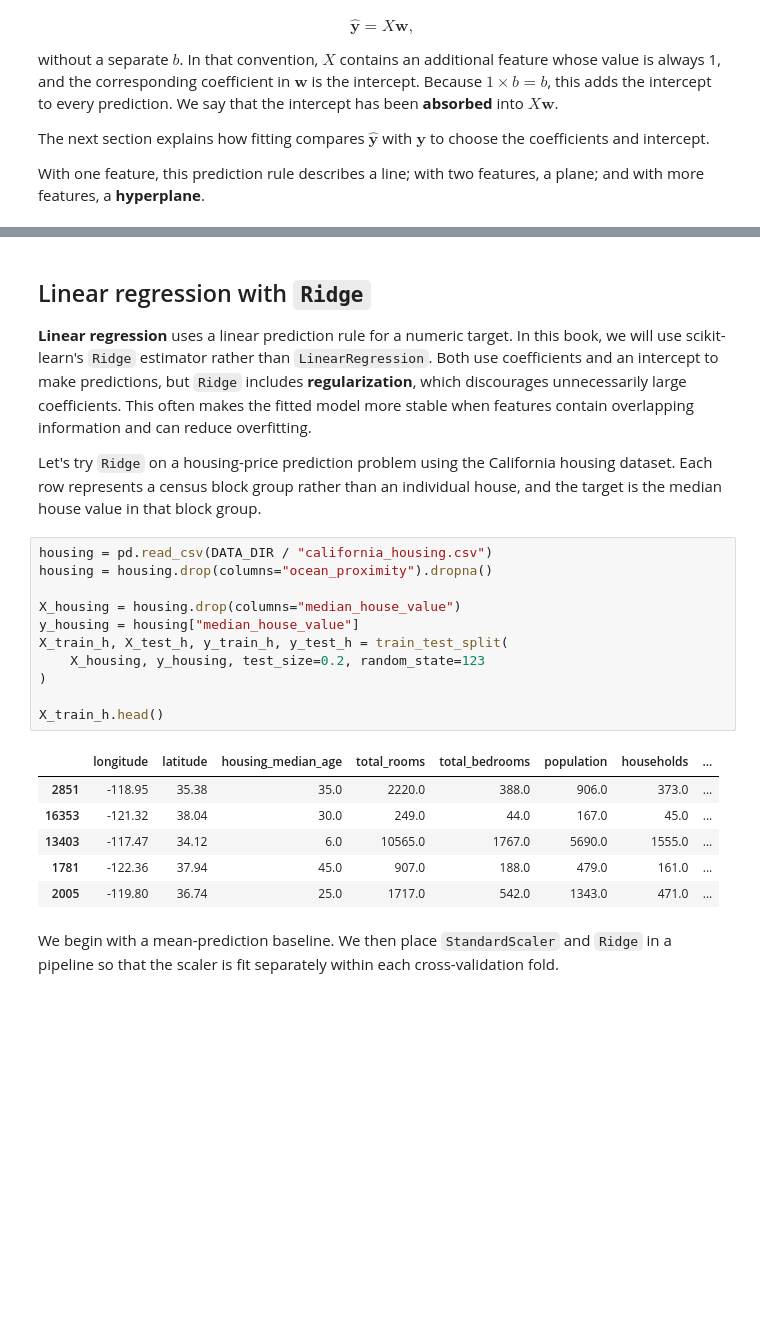
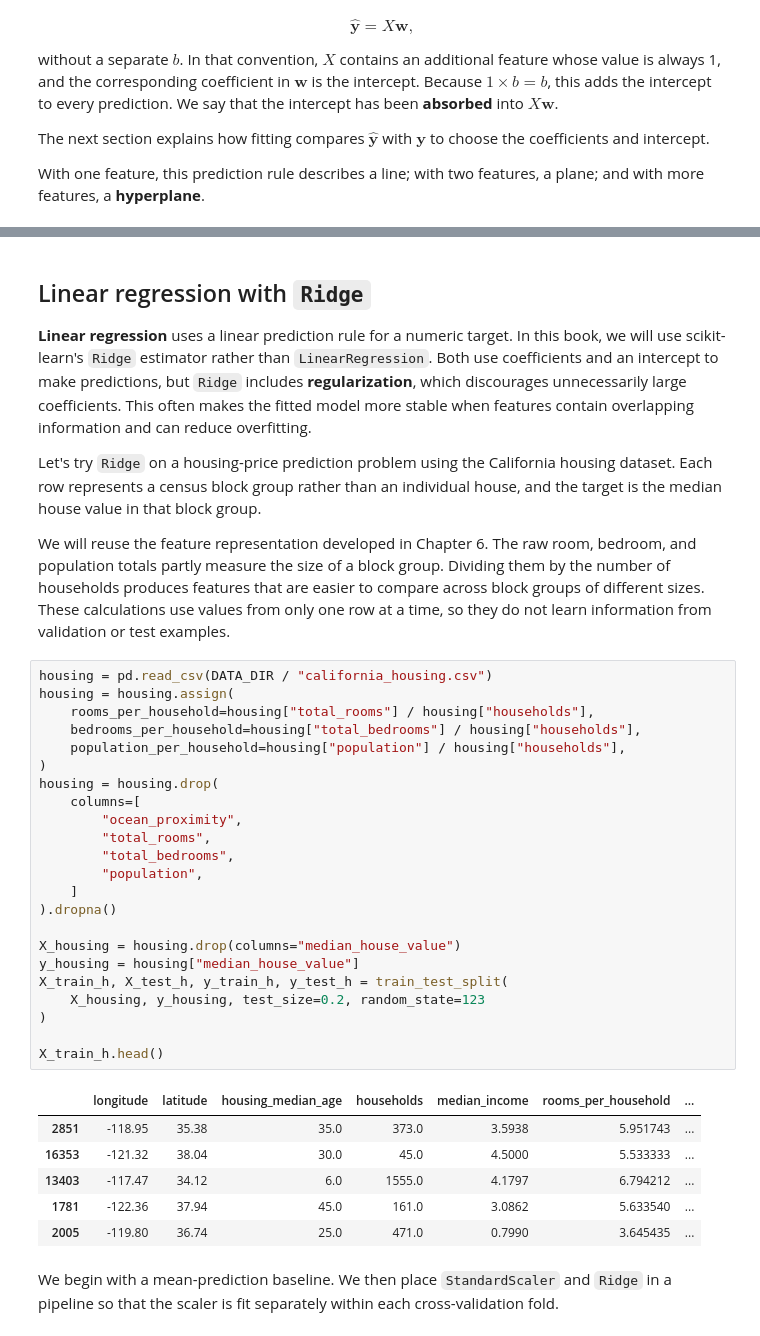
Before and after one commit to UBC-CS/cpsc330-book, a Jupyter notebook: book/07_linear-models.ipynb, the cells around one changed output, grey strips where cells are left out. Drawn from its saved outputs; the diff is of its cells as text; blank space fills up the shorter version.

```diff
--- a/book/07_linear-models.ipynb
+++ b/book/07_linear-models.ipynb
@@ -190,24 +189,38 @@ A low training loss means that the model fits its training examples well; it doe
 **Linear regression** uses a linear prediction rule for a numeric target. In this book, we will use scikit-learn's `Ridge` estimator rather than `LinearRegression`. Both use coefficients and an intercept to make predictions, but `Ridge` includes **regularization**, which discourages unnecessarily large coefficients. This often makes the fitted model more stable when features contain overlapping information and can reduce overfitting.
 
 Let's try `Ridge` on a housing-price prediction problem using the California housing dataset. Each row represents a census block group rather than an individual house, and the target is the median house value in that block group.
+
+We will reuse the feature representation developed in Chapter 6. The raw room, bedroom, and population totals partly measure the size of a block group. Dividing them by the number of households produces features that are easier to compare across block groups of different sizes. These calculations use values from only one row at a time, so they do not learn information from validation or test examples.
 # %%
 housing = pd.read_csv(DATA_DIR / "california_housing.csv")
-housing = housing.drop(columns="ocean_proximity").dropna()
+housing = housing.assign(
+    rooms_per_household=housing["total_rooms"] / housing["households"],
+    bedrooms_per_household=housing["total_bedrooms"] / housing["households"],
+    population_per_household=housing["population"] / housing["households"],
+)
+housing = housing.drop(
+    columns=[
+        "ocean_proximity",
+        "total_rooms",
+        "total_bedrooms",
+        "population",
+    ]
+).dropna()
 
 X_housing = housing.drop(columns="median_house_value")
 y_housing = housing["median_house_value"]
 X_train_h, X_test_h, y_train_h, y_test_h = train_test_split(
     X_housing, y_housing, test_size=0.2, random_state=123
 )
 
 X_train_h.head()
 # %% [output]
-|  | longitude | latitude | housing_median_age | total_rooms | total_bedrooms | population | households | ... |
-| 2851 | -118.95 | 35.38 | 35.0 | 2220.0 | 388.0 | 906.0 | 373.0 | ... |
-| 16353 | -121.32 | 38.04 | 30.0 | 249.0 | 44.0 | 167.0 | 45.0 | ... |
-| 13403 | -117.47 | 34.12 | 6.0 | 10565.0 | 1767.0 | 5690.0 | 1555.0 | ... |
-| 1781 | -122.36 | 37.94 | 45.0 | 907.0 | 188.0 | 479.0 | 161.0 | ... |
-| 2005 | -119.80 | 36.74 | 25.0 | 1717.0 | 542.0 | 1343.0 | 471.0 | ... |
+|  | longitude | latitude | housing_median_age | households | median_income | rooms_per_household | ... |
+| 2851 | -118.95 | 35.38 | 35.0 | 373.0 | 3.5938 | 5.951743 | ... |
+| 16353 | -121.32 | 38.04 | 30.0 | 45.0 | 4.5000 | 5.533333 | ... |
+| 13403 | -117.47 | 34.12 | 6.0 | 1555.0 | 4.1797 | 6.794212 | ... |
+| 1781 | -122.36 | 37.94 | 45.0 | 161.0 | 3.0862 | 5.633540 | ... |
+| 2005 | -119.80 | 36.74 | 25.0 | 471.0 | 0.7990 | 3.645435 | ... |
 # %% [markdown]
 We begin with a mean-prediction baseline. We then place `StandardScaler` and `Ridge` in a pipeline so that the scaler is fit separately within each cross-validation fold.
 # %%
```
Also changed, not shown: parts of 19 cells of this notebook.
